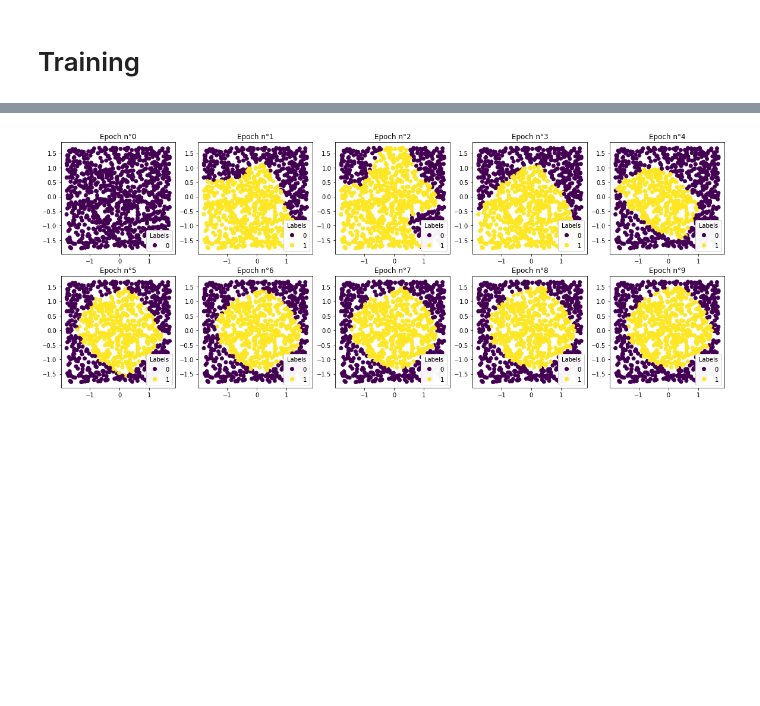
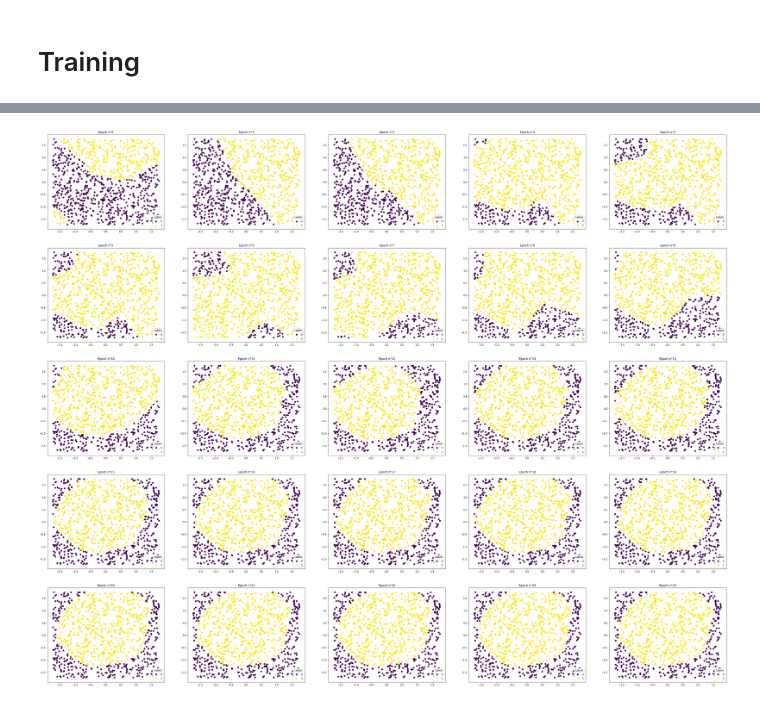
Before and after one commit to Apiquet/fcn_from_scratch, a Jupyter notebook: neuralnetwork_fromscratch/neural_net.ipynb, the cells around one changed output, grey strips where cells are left out. Cells and saved outputs as stored; diff of their text form; code cells hidden in the pictures; blank space fills up the shorter version.

Commit message:
Plot results with interval

```diff
--- a/neuralnetwork_fromscratch/neural_net.ipynb
+++ b/neuralnetwork_fromscratch/neural_net.ipynb
@@ -34,9 +34,9 @@ def print_in_color(message, color = "red"):
 Create a dataset of 1000 points with label 0 if outside the disk of radius 1/√2π and 1 inside
 # %%
 def generate_disc_set(nb):
-    input = Tensor(nb, 2).uniform_(-1, 1)
-    target = 1-input.pow(2).sum(1).sub(2 / math.pi).sign().add(1).div(2).long()
-    return input, target
+    features = Tensor(nb, 2).uniform_(-1, 1)
+    target = 1-features.pow(2).sum(1).sub(2 / math.pi).sign().add(1).div(2).long()
+    return features, target
 # %%
 def plot_dataset(features, target):
     fig, ax = plt.subplots(figsize=(4, 4))
@@ -230,8 +230,8 @@ class Sequential(Module):
 # %% [markdown]
 # Training
 # %%
-nb_epochs = 100
-batch_size = 30
+nb_epochs = 200
+batch_size = 35
 
 # Build the model
 Model = Sequential([Linear(2,128), ReLu(), Linear(128,2), ReLu()], LossMSE())
@@ -274,13 +276,14 @@ After training: Epoch: 99, Train Error: 3.7000%, Test Error: 6.3000%, Loss  116.
 # %%
-def plot_result_evolution(features, results_list, n):
-    fig = plt.figure(figsize=(n*2, n*2))
-    for i, result in enumerate(results_list[:n]):
-        ax =fig.add_subplot(int(n//2), int(n//2), i+1)
-        plt.title("Epoch n°{}".format(i))
+def plot_result_evolution(features, results_list, number, interval):
+    fig = plt.figure(figsize=(number*2, number*2))
+    result_wanted = [result for idx, result in enumerate(results_list) if idx < number and idx%interval == 0]
+    for i, result in enumerate(result_wanted):
+        ax =fig.add_subplot(round(math.sqrt(number))+1, round(math.sqrt(number)), i+1)
+        plt.title("Epoch n°{}".format(i*interval))
         scatter = ax.scatter(features.numpy()[:, 0], features.numpy()[:, 1], c=result.numpy())
         legend = ax.legend(*scatter.legend_elements(), title="Labels", loc="lower right")
         ax.add_artist(legend)
 # %%
-plot_result_evolution(test_features, test_results, 10)
+plot_result_evolution(test_features, test_results, 25, 1)
 # %% [output]
-[figure, old version]
+[figure, new version]
```
Also changed, not shown: parts of 4 cells of this notebook.
